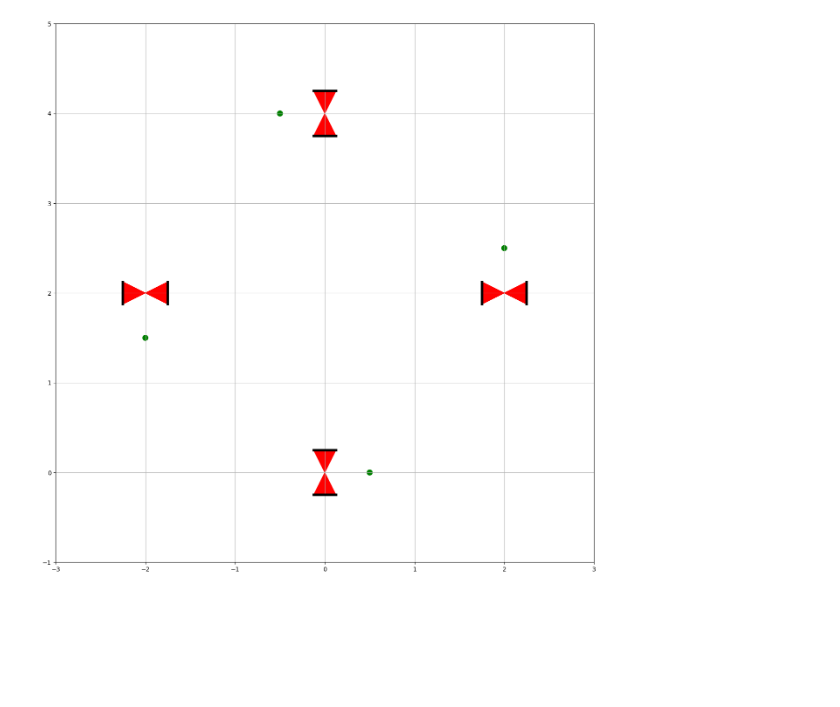
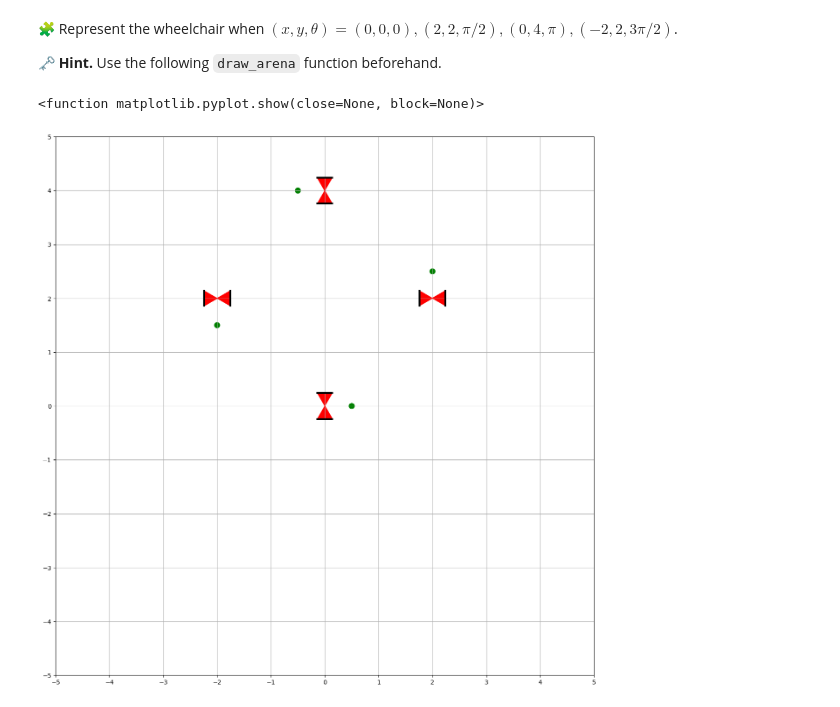
Before and after one commit to yooseeph/control-engineering-with-python-project-2023-2024, a Jupyter notebook: Project-part-1.ipynb, the cells around one changed output. Drawn from its saved outputs; the diff is of its cells as text; code cells hidden in the pictures; blank space fills up the shorter version.

```diff
--- a/Project-part-1.ipynb
+++ b/Project-part-1.ipynb
@@ -13,33 +51,0 @@ r = 0.125  # radius in meters
-# %%
-def draw_scooter(x, y, theta):
-    #Coordonates of the center of the right wheel
-    x1 = x + sin(theta)*l/2
-    y1 = y - cos(theta)*l/2
-
-    #Coordonates of the center of the left wheel
-    x2 = x - sin(theta)*l/2
-    y2 = y + cos(theta)*l/2
-
-    #right wheel
-    x1_ = linspace(x1-cos(theta)*r,x1+cos(theta)*r, 100)
-    y1_ = linspace(y1-sin(theta)*r,y1+sin(theta)*r, 100)
-
-    plot(x1_, y1_, '-', linewidth=4,color='black')
-
-    #left wheel
-    x2_ = linspace(x2-cos(theta)*r,x2+cos(theta)*r, 100)
-    y2_ = linspace(y2-sin(theta)*r,y2+sin(theta)*r, 100)
-
-    plot(x2_, y2_, '-',linewidth=4,color='black')
-
-    #Draw the scooter
-    frame_points=[[x1-cos(theta)*r,y1-sin(theta)*r],[x1+cos(theta)*r,y1+sin(theta)*r],[x2-cos(theta)*r,y2-sin(theta)*r],[x2+cos(theta)*r,y2+sin(theta)*r]]
-    polygon = Polygon(frame_points,closed=True, edgecolor='red', fill=True, facecolor='red')
-    gca().add_patch(polygon)
-
-    # Draw the direction marker as a circle
-    forward_marker = [x + 0.5 * np.cos(theta), y + 0.5 * np.sin(theta)]
-    gca().add_patch(Circle(forward_marker, 0.03, color='green'))
-
-# Test the function
-draw_scooter(0,0,0)
@@ -48,3 +123,7 @@ draw_scooter(0,0,0)
+# %% [markdown]
+🧩 Represent the wheelchair when $(x, y, \theta) = (0, 0, 0), (2, 2, \pi/2), (0, 4, \pi), (-2, 2, 3\pi/2)$.
+
+🗝️ **Hint.** Use the following `draw_arena` function beforehand.
 # %%
 def draw_arena(xmin, xmax, ymin, ymax):
     wh_ratio = (xmax - xmin) / (ymax - ymin)
@@ -57,10 +136,13 @@ def draw_arena(xmin, xmax, ymin, ymax):
     yticks(arange(ymin, ymax+1, 1))
     grid(True)
 # %%
-draw_arena(-3, 3, -1, 5)
+draw_arena(-5, 5, -5, 5)
 draw_scooter(0,0,0)
 draw_scooter(2,2,pi/2)
 draw_scooter(0,4,pi)
 draw_scooter(-2,2,3*pi/2)
+
+plt.show
 # %% [output]
+<function matplotlib.pyplot.show(close=None, block=None)>
-[figure, old version]
+[figure, new version]
```
Also changed, not shown: parts of 34 cells of this notebook.
